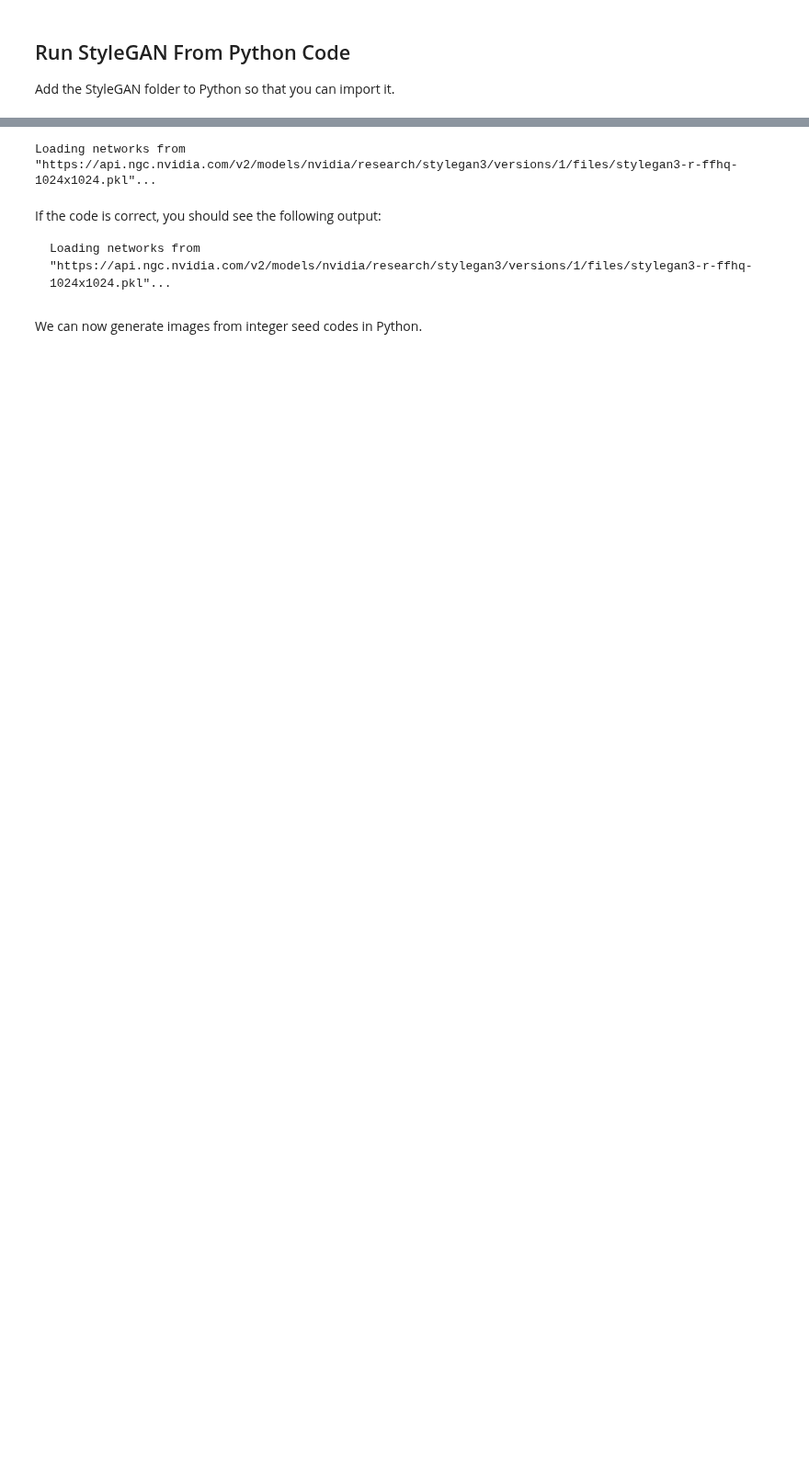
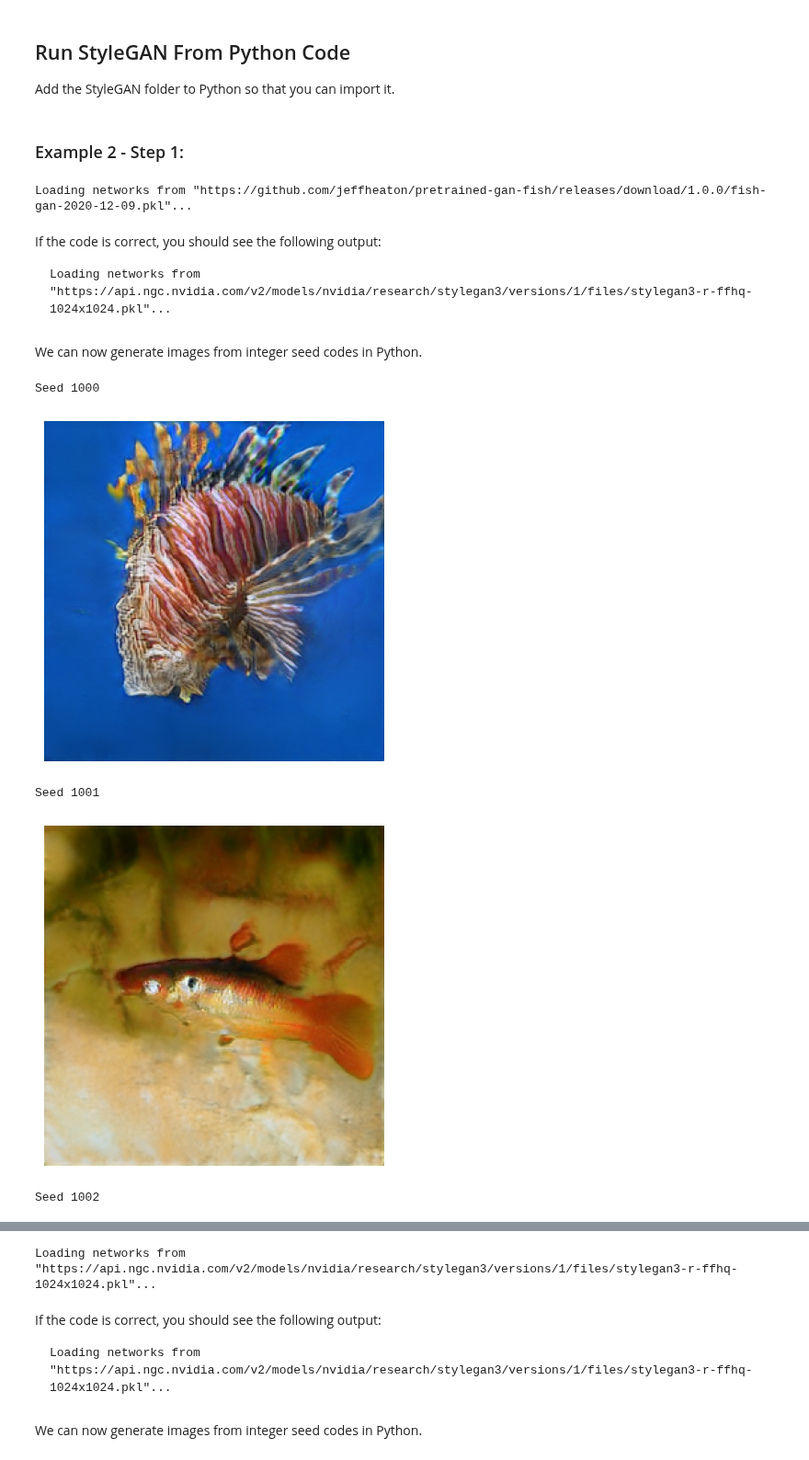
Before and after one commit to DavidSenseman/BIO1173_Fall2025, a Jupyter notebook: F25_Class_03_4.ipynb, the cells around one changed output, grey strips where cells are left out. Shown at 92% size. Cells and saved outputs as stored; diff of their text form; code cells hidden in the pictures; blank space fills up the shorter version.

```diff
--- a/F25_Class_03_4.ipynb
+++ b/F25_Class_03_4.ipynb
@@ -658,3 +673,44 @@ def generate_image(device, G, z, truncation_psi=1.0, noise_mode='const',
   img = (img.permute(0, 2, 3, 1) * 127.5 + 128).clamp(0, 255).to(\
       torch.uint8)
   return PIL.Image.fromarray(img[0].cpu().numpy(), 'RGB')
+# %% [markdown]
+### Example 2 - Step 1:
+# %%
+URL = "https://github.com/jeffheaton/pretrained-gan-fish/releases/"\
+  "download/1.0.0/fish-gan-2020-12-09.pkl"
+#URL = "https://github.com/jeffheaton/pretrained-merry-gan-mas/releases/"\
+#  "download/v1/christmas-gan-2020-12-03.pkl"
+#URL = "https://api.ngc.nvidia.com/v2/models/nvidia/research/stylegan3/"\
+#  "versions/1/files/stylegan3-r-ffhq-1024x1024.pkl"
+
+print(f'Loading networks from "{URL}"...')
+device = torch.device('cuda')
+with dnnlib.util.open_url(URL) as f:
+    G = legacy.load_network_pkl(f)['G_ema'].to(device) # type: ignore
+# %% [output]
+Loading networks from "https://github.com/jeffheaton/pretrained-gan-fish/releases/download/1.0.0/fish-gan-2020-12-09.pkl"...
+# %% [markdown]
+If the code is correct, you should see the following output:
+
+~~~text
+Loading networks from "https://api.ngc.nvidia.com/v2/models/nvidia/research/stylegan3/versions/1/files/stylegan3-r-ffhq-1024x1024.pkl"...
+~~~
+# %% [markdown]
+We can now generate images from integer seed codes in Python.
+# %%
+# Choose your own starting and ending seed.
+SEED_FROM = 1000
+SEED_TO = 1003
+
+# Generate the images for the seeds.
+for i in range(SEED_FROM, SEED_TO):
+  print(f"Seed {i}")
+  z = seed2vec(G, i)
+  img = generate_image(device, G, z)
+  display_image(img)
+# %% [output]
+Seed 1000
+[figure, added]
+Seed 1001
+[figure, added]
+Seed 1002
```
Also changed, not shown: parts of 20 cells of this notebook.
